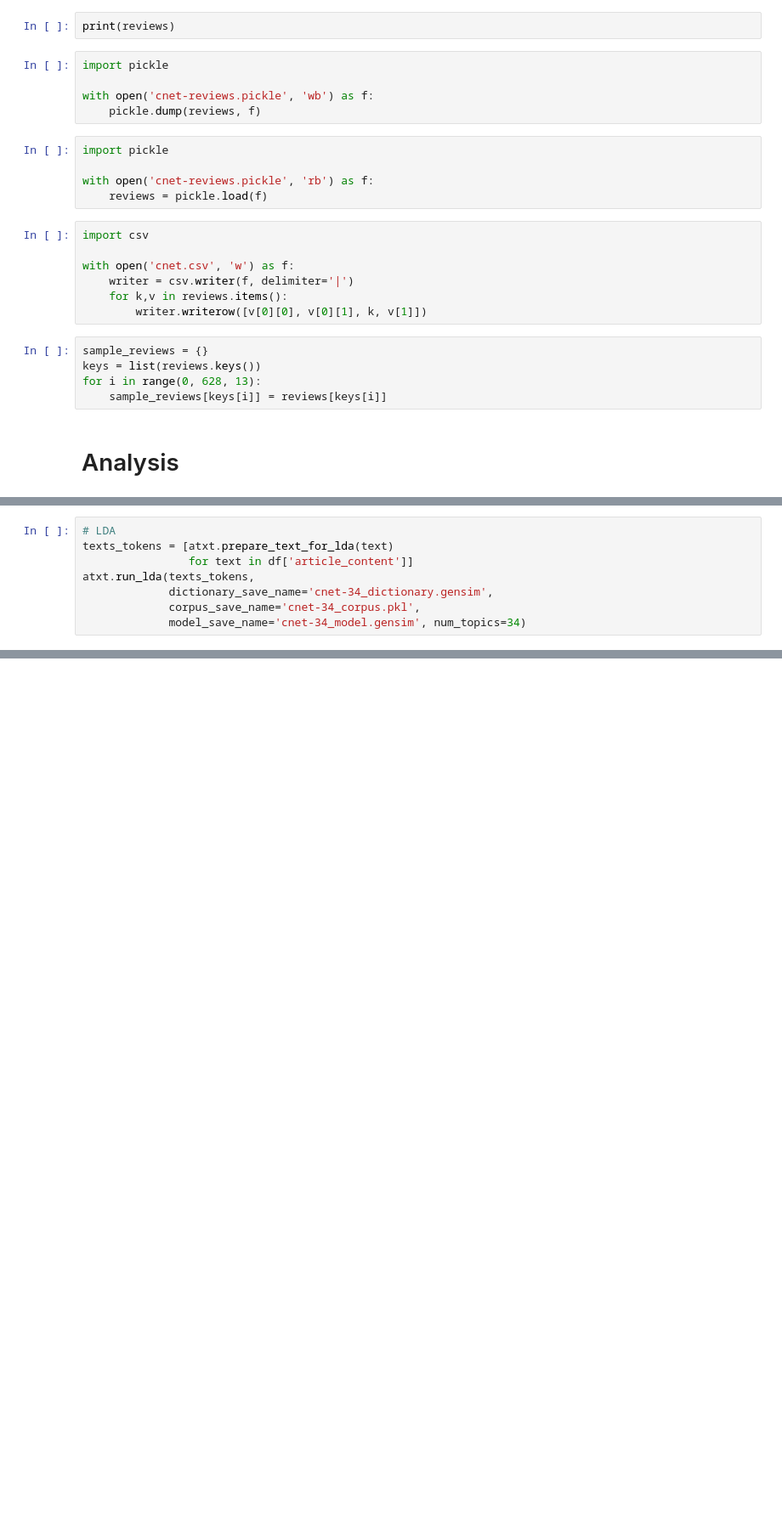
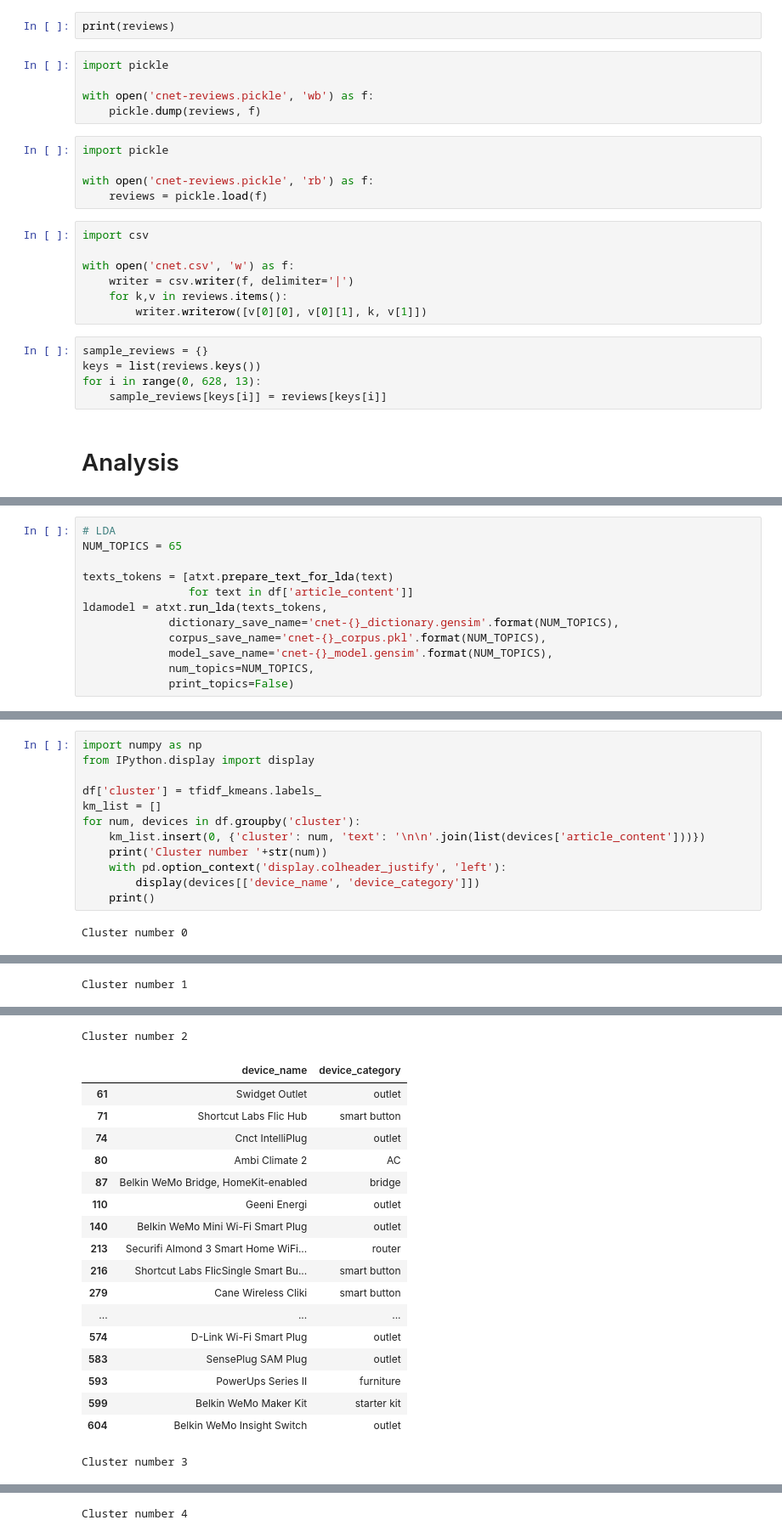
Before and after one commit to ballardt/iot-tc, a Jupyter notebook: CNET.ipynb, the cells around one changed output, grey strips where cells are left out. Shown: that part at 85% size. Cells and saved outputs as stored; diff of their text form; blank space fills up the shorter version.

```diff
--- a/CNET.ipynb
+++ b/CNET.ipynb
@@ -118,8 +125,12 @@ df['labels_factor'] = pd.factorize(df['device_category'])[0]
 # %%
 # LDA
+NUM_TOPICS = 65
+
 texts_tokens = [atxt.prepare_text_for_lda(text)
                 for text in df['article_content']]
-atxt.run_lda(texts_tokens,
-             dictionary_save_name='cnet-34_dictionary.gensim',
-             corpus_save_name='cnet-34_corpus.pkl',
-             model_save_name='cnet-34_model.gensim', num_topics=34)
+ldamodel = atxt.run_lda(texts_tokens,
+             dictionary_save_name='cnet-{}_dictionary.gensim'.format(NUM_TOPICS),
+             corpus_save_name='cnet-{}_corpus.pkl'.format(NUM_TOPICS),
+             model_save_name='cnet-{}_model.gensim'.format(NUM_TOPICS),
+             num_topics=NUM_TOPICS,
+             print_topics=False)
@@ -159,0 +288,14 @@ Really the only features of note are that the bulbs have those three color-tempe
+# %%
+import numpy as np
+from IPython.display import display
+
+df['cluster'] = tfidf_kmeans.labels_
+km_list = []
+for num, devices in df.groupby('cluster'):
+    km_list.insert(0, {'cluster': num, 'text': '\n\n'.join(list(devices['article_content']))})
+    print('Cluster number '+str(num))
+    with pd.option_context('display.colheader_justify', 'left'):
+        display(devices[['device_name', 'device_category']])
+    print()
+# %% [output]
+Cluster number 0
@@ -159,0 +308 @@ Really the only features of note are that the bulbs have those three color-tempe
+Cluster number 1
@@ -159,0 +324,19 @@ Really the only features of note are that the bulbs have those three color-tempe
+Cluster number 2
+|  | device_name | device_category |
+| 61 | Swidget Outlet | outlet |
+| 71 | Shortcut Labs Flic Hub | smart button |
+| 74 | Cnct IntelliPlug | outlet |
+| 80 | Ambi Climate 2 | AC |
+| 87 | Belkin WeMo Bridge, HomeKit-enabled | bridge |
+| 110 | Geeni Energi | outlet |
+| 140 | Belkin WeMo Mini Wi-Fi Smart Plug | outlet |
+| 213 | Securifi Almond 3 Smart Home WiFi... | router |
+| 216 | Shortcut Labs FlicSingle Smart Bu... | smart button |
+| 279 | Cane Wireless Cliki | smart button |
+| ... | ... | ... |
+| 574 | D-Link Wi-Fi Smart Plug | outlet |
+| 583 | SensePlug SAM Plug | outlet |
+| 593 | PowerUps Series II | furniture |
+| 599 | Belkin WeMo Maker Kit | starter kit |
+| 604 | Belkin WeMo Insight Switch | outlet |
+Cluster number 3
@@ -159,0 +359 @@ Really the only features of note are that the bulbs have those three color-tempe
+Cluster number 4
```
Also changed, not shown: parts of 20 cells of this notebook, 1 other file.
